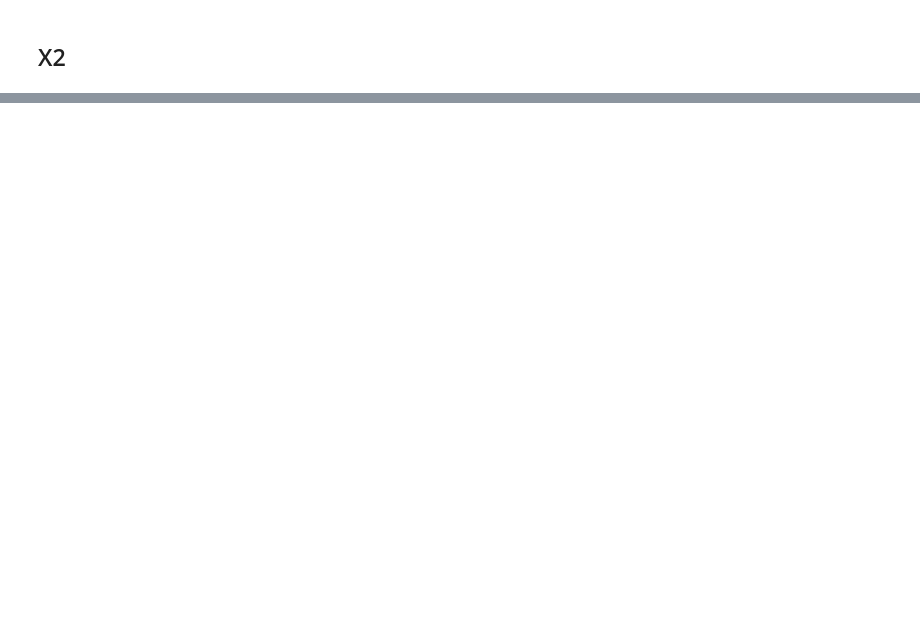
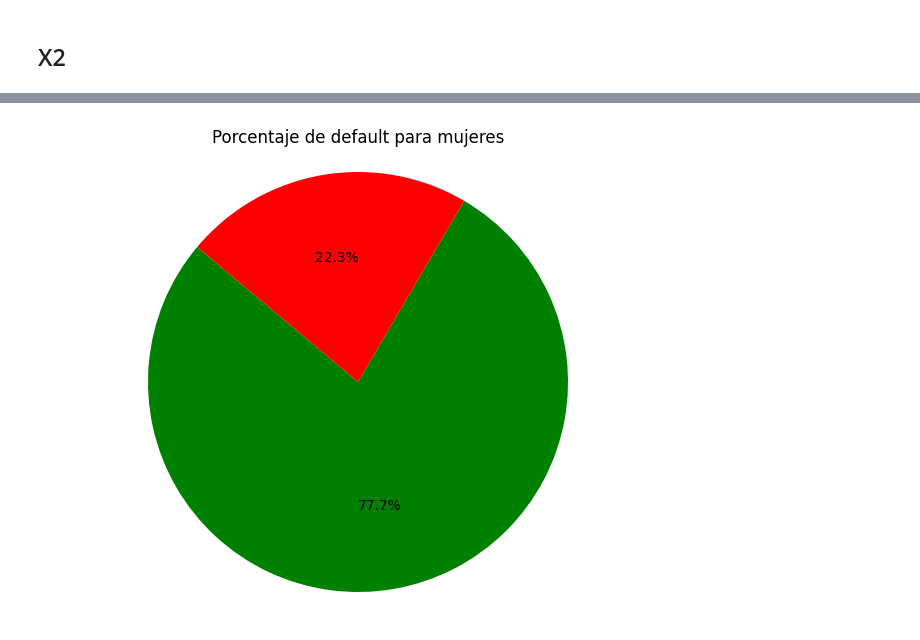
Before and after one commit to JuanSinisterra/Proyecto2_ACTD_ATJS, a Jupyter notebook: Tarea 3 - Exploración de datos/Tarea 3 - Exploración de datos.ipynb, the cells around one changed output, grey strips where cells are left out. Cells and saved outputs as stored; diff of their text form; code cells hidden in the pictures; blank space fills up the shorter version.

```diff
--- a/Tarea 3 - Exploración de datos/Tarea 3 - Exploración de datos.ipynb
+++ b/Tarea 3 - Exploración de datos/Tarea 3 - Exploración de datos.ipynb
@@ -116,0 +101,11 @@ plt.show()
+# %%
+filtered_df = df[df['X2'] == 2]
+y_counts = filtered_df['Y'].value_counts()
+
+plt.figure(figsize=(8, 6))
+plt.pie(y_counts, autopct='%1.1f%%', startangle=140, colors=['green','red'])
+plt.title('Porcentaje de default para mujeres')
+plt.axis('equal')
+plt.show()
+# %% [output]
+[figure, added]
```
Also changed, not shown: parts of 96 cells of this notebook, 1 other file.
